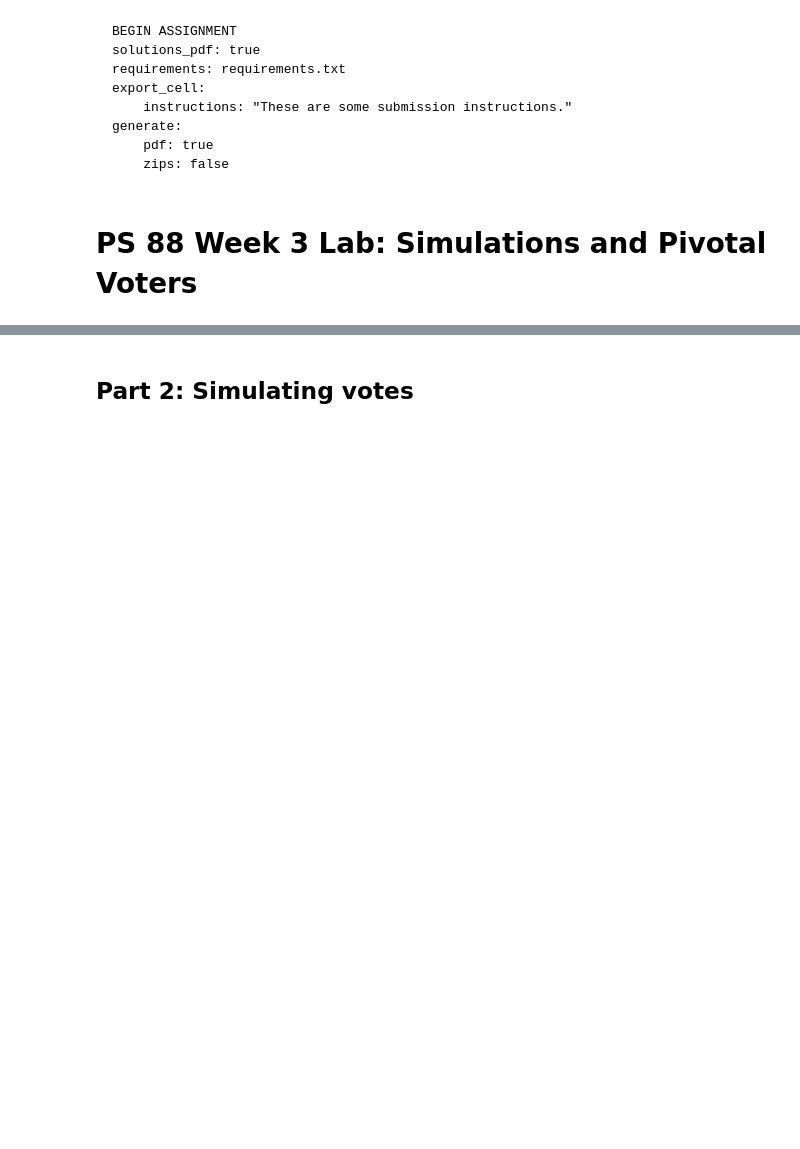
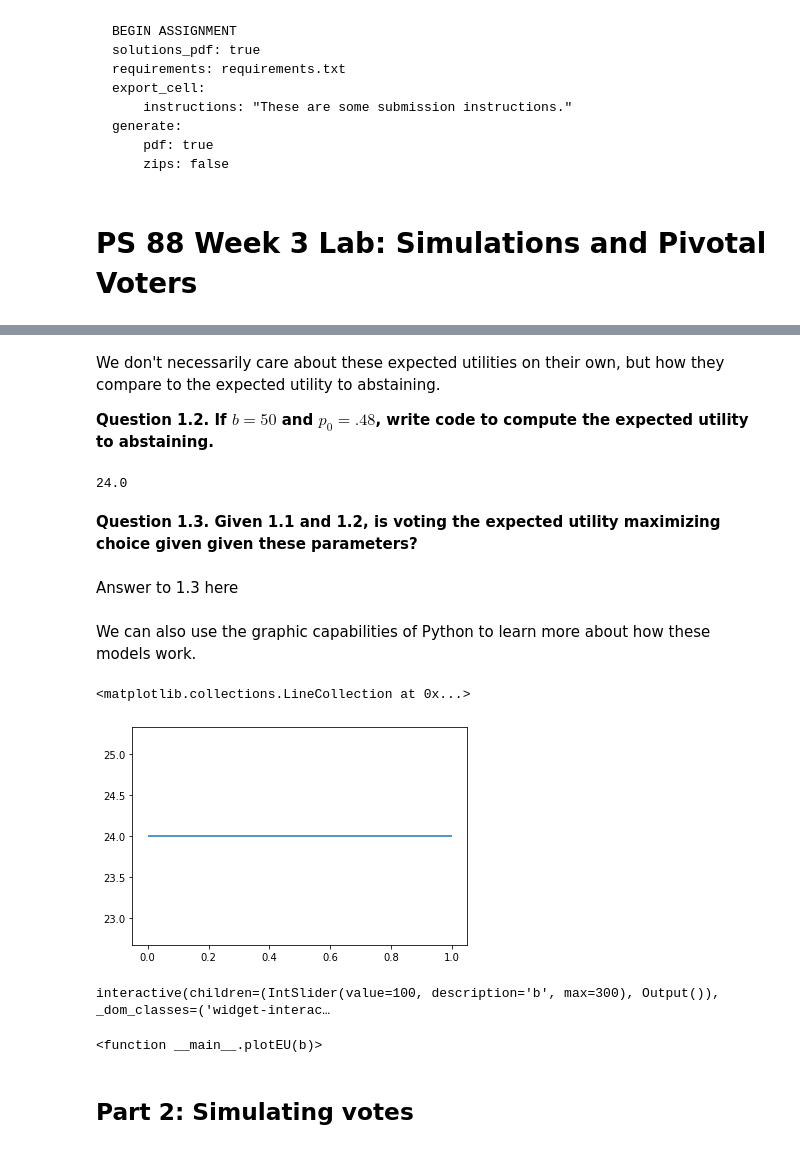
Before and after one commit to ds-modules/PS-88-21-DEV, a Jupyter notebook: lab/lab3/PS88_lab_week3.ipynb, the cells around one changed output, grey strips where cells are left out. Cells and saved outputs as stored; diff of their text form; code cells hidden in the pictures; blank space fills up the shorter version.

```diff
--- a/lab/lab3/PS88_lab_week3.ipynb
+++ b/lab/lab3/PS88_lab_week3.ipynb
@@ -26,3 +45,44 @@ Add some stuff about plotting the EU to voting as a function of p, b c
+# %% [markdown]
+We don't necessarily care about these expected utilities on their own, but how they compare to the expected utility to abstaining.
+
+**Question 1.2. If $b=50$ and $p_0 = .48$, write code to compute the expected utility to abstaining.**
+# %%
+# Code for 1.2 here
+p0=.48
+b=50
+p0*b
+# %% [output]
+24.0
+# %% [markdown]
+**Question 1.3. Given 1.1 and 1.2, is voting the expected utility maximizing choice given given these parameters?**
+# %% [markdown]
+Answer to 1.3 here
+# %% [markdown]
+We can also use the graphic capabilities of Python to learn more about how these models work.
+# %%
+plt.hlines(p0*b, 0,1, label='Abstaining Utility')
+# %% [output]
+<matplotlib.collections.LineCollection at 0x...>
+[figure, added]
+# %%
+import matplotlib.pyplot as plt
+import numpy as np
+from ipywidgets import interact, IntSlider
+def plotEU(b):
+    plt.hlines(p0*b, 0,2, label='Abstaining Utility')
+    c = np.arange(0,2, step=.01)
+    y = p1*b-c
+    plt.ticklabel_format(style='plain')
+    plt.xticks(rotation=45)
+    plt.plot(c,y, label='Voting Expected Utility')
+#    plt.vlines(no_lobbying+1e7-1e5*p, -2e7, 0, linestyles="dashed")
+    plt.xlabel('Voting Cost')
+    plt.ylabel('Expected Utility')
+    plt.legend()
+interact(plotEU, b=IntSlider(min=0,max=300, value=100))
+# %% [output]
+interactive(children=(IntSlider(value=100, description='b', max=300), Output()), _dom_classes=('widget-interac…
+<function __main__.plotEU(b)>
 # %% [markdown]
 ## Part 2: Simulating votes
 # %% [markdown]
```
Also changed, not shown: parts of 44 cells of this notebook, 1 other file.
